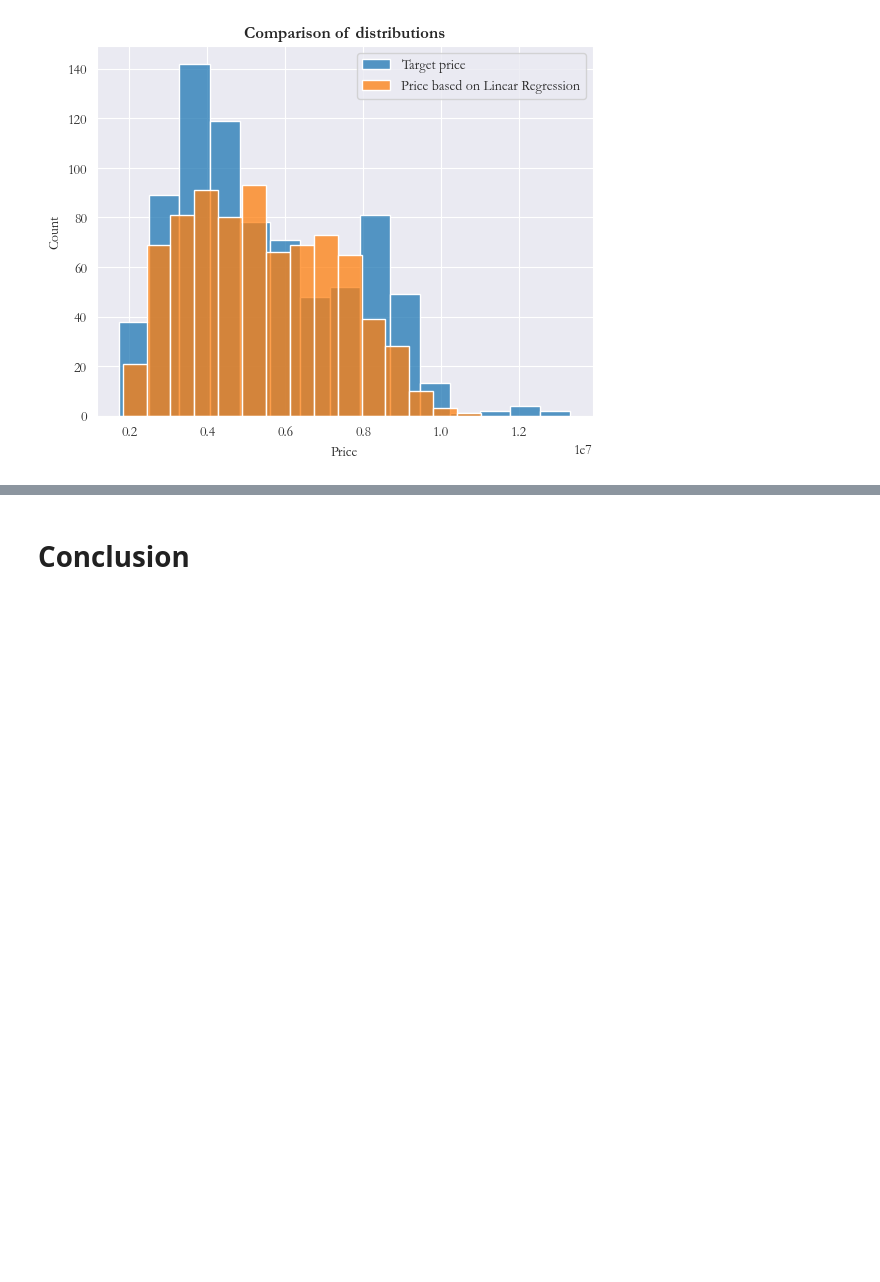
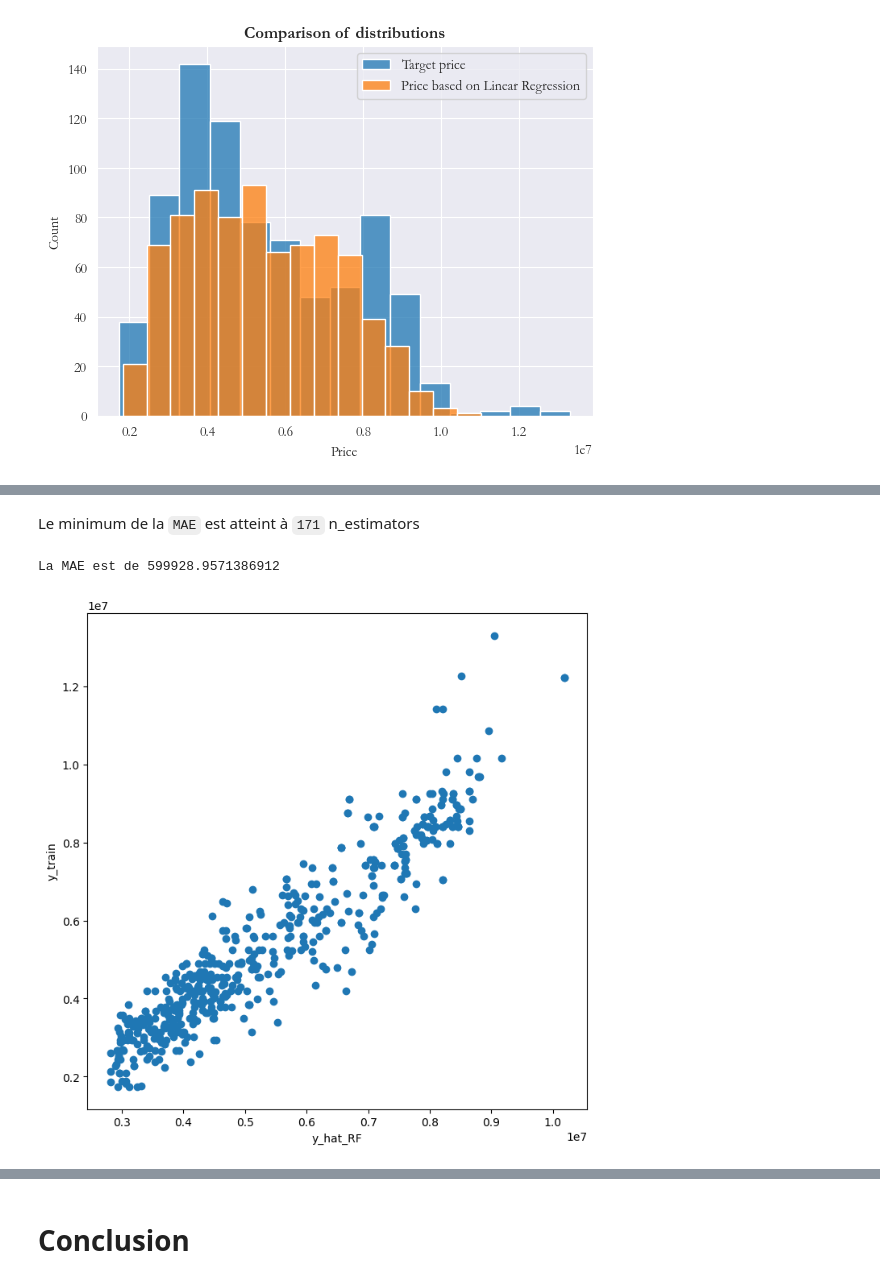
Before and after one commit to ThibaudGENEL/HousingPrice, a Jupyter notebook: notebook.ipynb, the cells around one changed output, grey strips where cells are left out. Cells and saved outputs as stored; diff of their text form; code cells hidden in the pictures; blank space fills up the shorter version.

```diff
--- a/notebook.ipynb
+++ b/notebook.ipynb
@@ -389,0 +496,12 @@ plt.show()
+# %% [markdown]
+Le minimum de la `MAE` est atteint à `171` n_estimators
+# %%
+ax = subplots(figsize=(8,8))[1]
+y_hat_RF = RF_df.predict(X_train)
+ax.scatter(y_hat_RF, y_train)
+plt.xlabel('y_hat_RF')
+plt.ylabel('y_train')
+print(f'La MAE est de {np.mean(abs(y_train - y_hat_RF))}')
+# %% [output]
+La MAE est de 599928.9571386912
+[figure, added]
```
Also changed, not shown: parts of 33 cells of this notebook.
